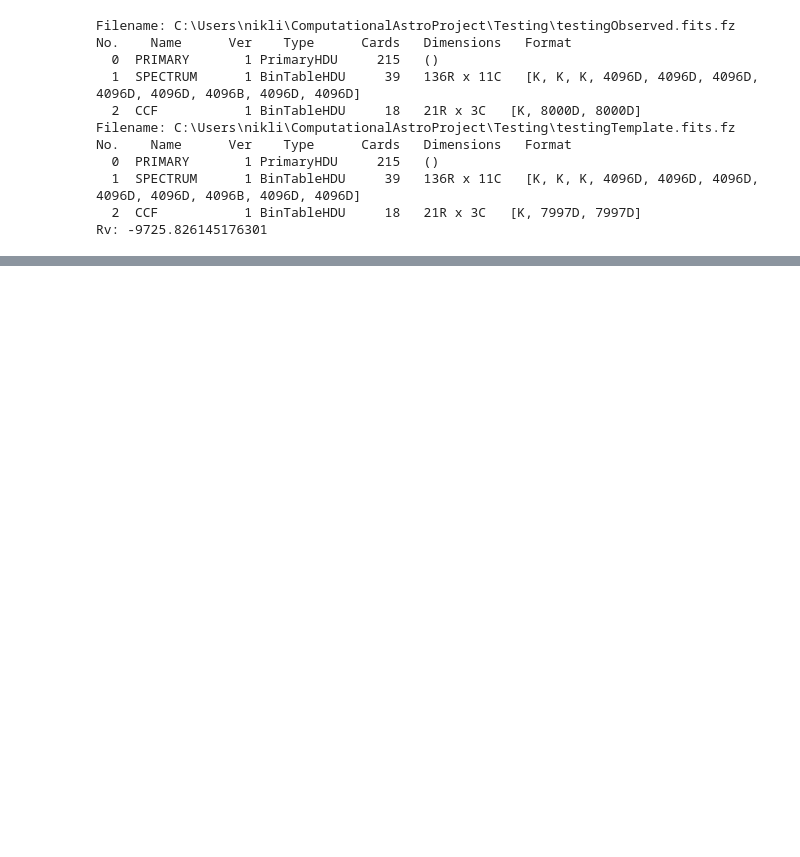
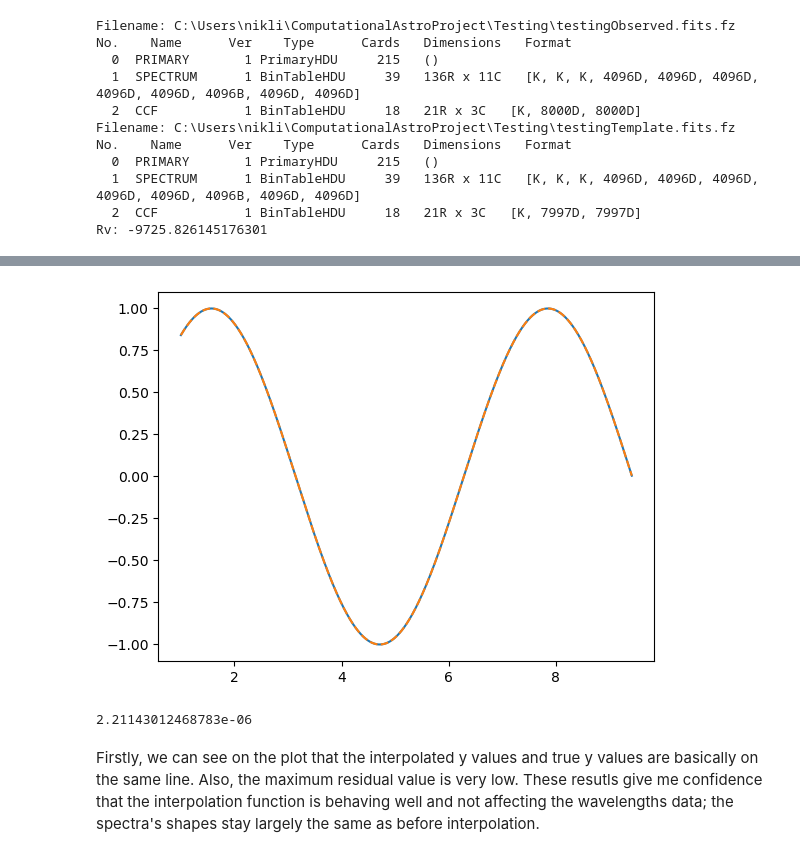
Before and after one commit to NikhilLim/ComputationalAstroProject, a Jupyter notebook: Testing/testingNotebook.ipynb, the cells around one changed output, grey strips where cells are left out. Cells and saved outputs as stored; diff of their text form; code cells hidden in the pictures; blank space fills up the shorter version.

```diff
--- a/Testing/testingNotebook.ipynb
+++ b/Testing/testingNotebook.ipynb
@@ -109,0 +114,18 @@ This is very different than what PyAstronomy got. This is not completely unexpec
+# %%
+import matplotlib.pyplot as plt
+x = np.linspace(1, 3*3.14, 2000)
+y = np.sin(x)
+
+xInterpolated, yInterpolated, _ = dp.interpolation(x, y, x, y) #we only have one set of values
+yTrue = np.sin(xInterpolated)
+plt.plot(xInterpolated, yTrue, label='True')
+plt.plot(xInterpolated, yInterpolated, '--', label='Interpolated')
+plt.show()
+
+residuals = yInterpolated - yTrue
+print(str(np.max(residuals)))
+# %% [output]
+[figure, added]
+2.21143012468783e-06
+# %% [markdown]
+Firstly, we can see on the plot that the interpolated y values and true y values are basically on the same line. Also, the maximum residual value is very low. These resutls give me confidence that the interpolation function is behaving well and not affecting the wavelengths data; the spectra's shapes stay largely the same as before interpolation.
```
Also changed, not shown: parts of 4 cells of this notebook, 4 other files.
